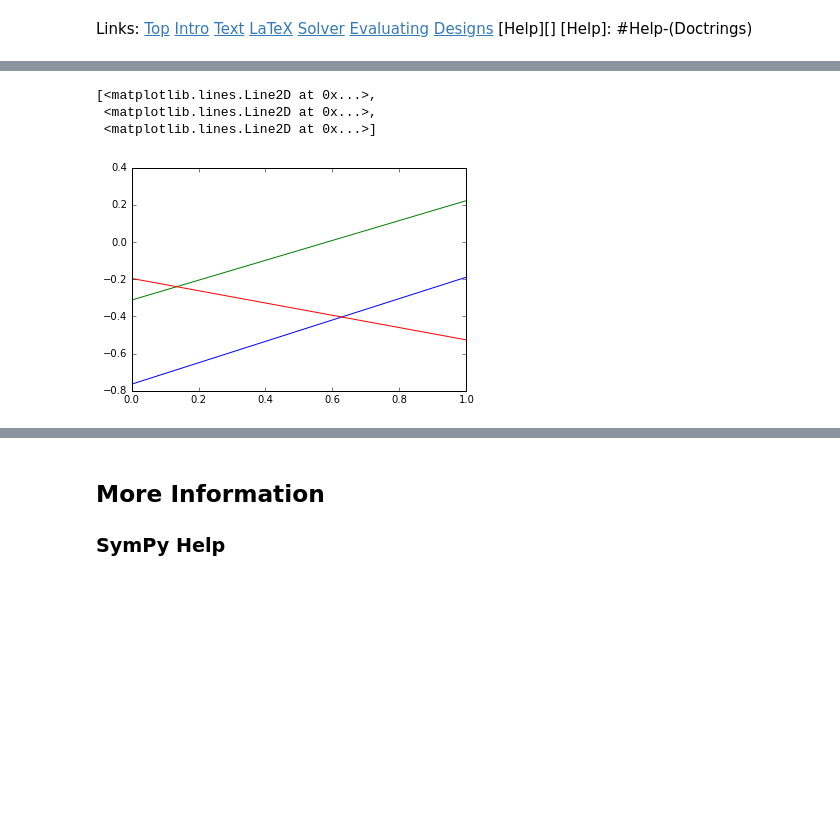
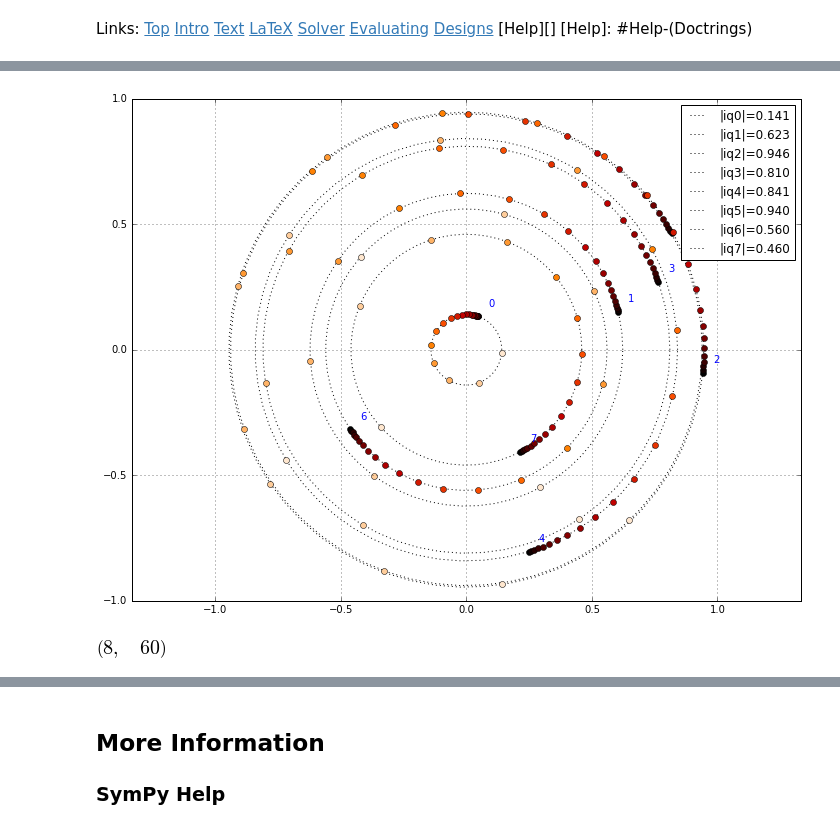
Before and after one commit to jimaples/jimaples.github.io, a Jupyter notebook: files/Process.ipynb, the cells around one changed output, grey strips where cells are left out. Cells and saved outputs as stored; diff of their text form; code cells hidden in the pictures; blank space fills up the shorter version.

Commit message:
Finish formatting notebook for slide presentation

```diff
--- a/files/Process.ipynb
+++ b/files/Process.ipynb
@@ -941,7 +921,0 @@ iq1
-# %%
-# calculate circles for the points in group 2
-a = np.reshape(np.linspace(0,2*np.pi,60), (60,1))
-unit = cos(a) + 1j*sin(a)
-circ2 = np.reshape(np.abs(iq2), (3,1)) * unit.T
-# calculate angles for points in group 1
-np.angle(iq1)
@@ -970,7 +922,53 @@ WARNING: pylab import has clobbered these variables: ['test', 'e', 'f']
-# %%
-ax = plt.plot(tri1.T)
-# %% [output]
-[<matplotlib.lines.Line2D at 0x...>,
- <matplotlib.lines.Line2D at 0x...>,
- <matplotlib.lines.Line2D at 0x...>]
-[figure, removed]
+# %%
+def example(xy1, xy2):
+    '''Move plot code into a function for cleaner presentation'''
+    # split original points into separate x/y arrays
+    x,y = np.hsplit(xy1,2)
+
+    # Fetch a matplotlib color map to use for line colors
+    c = cm.get_cmap('gist_heat')
+    cNorm  = matplotlib.colors.Normalize(vmin=0, vmax=20)
+    scalarMap = cm.ScalarMappable(norm=cNorm, cmap=c)
+
+    # calculate "unit" circles for each point
+    a = np.reshape(np.linspace(0,2*np.pi,60), (60,1))
+    unit = np.cos(a) + 1j*np.sin(a)
+    circ = np.abs(x + 1j*y) * unit.T
+
+    # set up the figure
+    plt.figure(figsize=(12,9))
+    x = xy2["2-D Rotate.x'"].T
+    y = xy2["2-D Rotate.y'"].T
+    # "unit" circles for background
+    for i in range(circ.shape[0]):
+        s = '|iq{:d}|={:0.3f}'.format(i, np.abs(circ[i][0]))
+        plt.plot(circ[i].real, circ[i].imag, ls=':', color='k', label=s)
+        #plt.text(circ[i][0].real, circ[i][0].imag, str(i)+' ')
+    # plot each rotation point
+    for i in range(x.shape[0]):
+        plt.plot(x[i], y[i], color=scalarMap.to_rgba(i), marker='o', ls='none')
+    # label the first rotation points
+    for i in range(x.shape[1]):
+        plt.text(x[0][i]+0.04, y[0][i]+0.04, str(i), color='blue')
+    plt.axis('equal')
+    plt.grid()
+    plt.legend()
+# %%
+example(xy1, xy2)
+# %% [output]
+[figure, added]
+# %%
+# Fetch a matplotlib color map to use for line colors
+c = cm.get_cmap('gist_heat')
+cNorm  = matplotlib.colors.Normalize(vmin=0, vmax=20)
+scalarMap = cm.ScalarMappable(norm=cNorm, cmap=c)
+# calculate "unit" circles for each point
+a = np.reshape(np.linspace(0,2*np.pi,60), (60,1))
+unit = np.cos(a) + 1j*np.sin(a)
+circ = np.abs(x + 1j*y) * unit.T
+# set up x/y
+x = xy2["2-D Rotate.x'"].T
+y = xy2["2-D Rotate.y'"].T
+circ.shape
+# %% [output]
+[figure, added]
```
Also changed, not shown: parts of 27 cells of this notebook.
